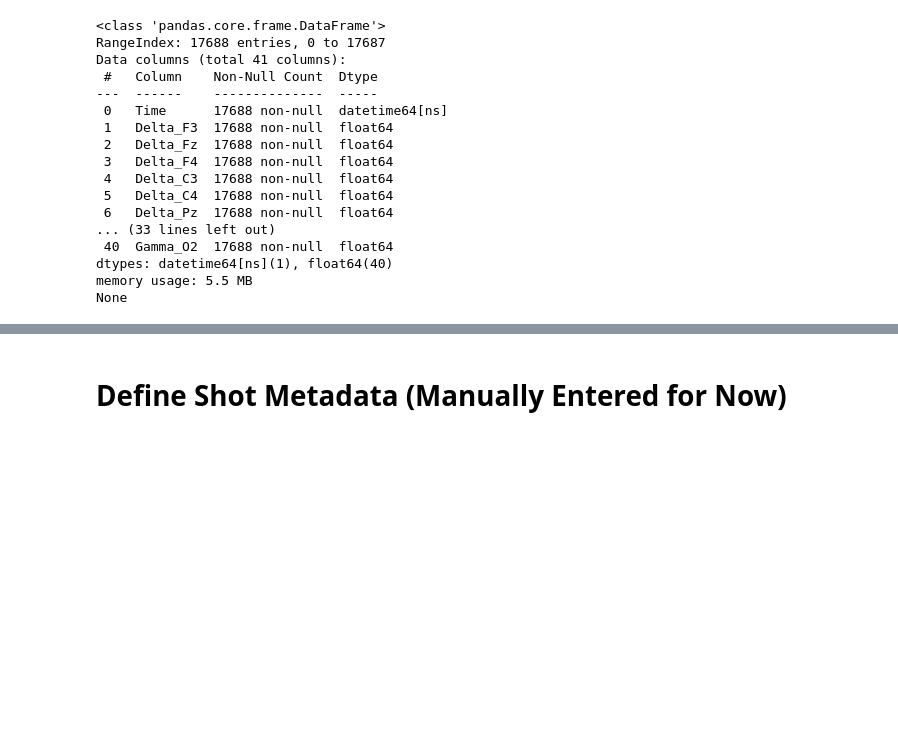
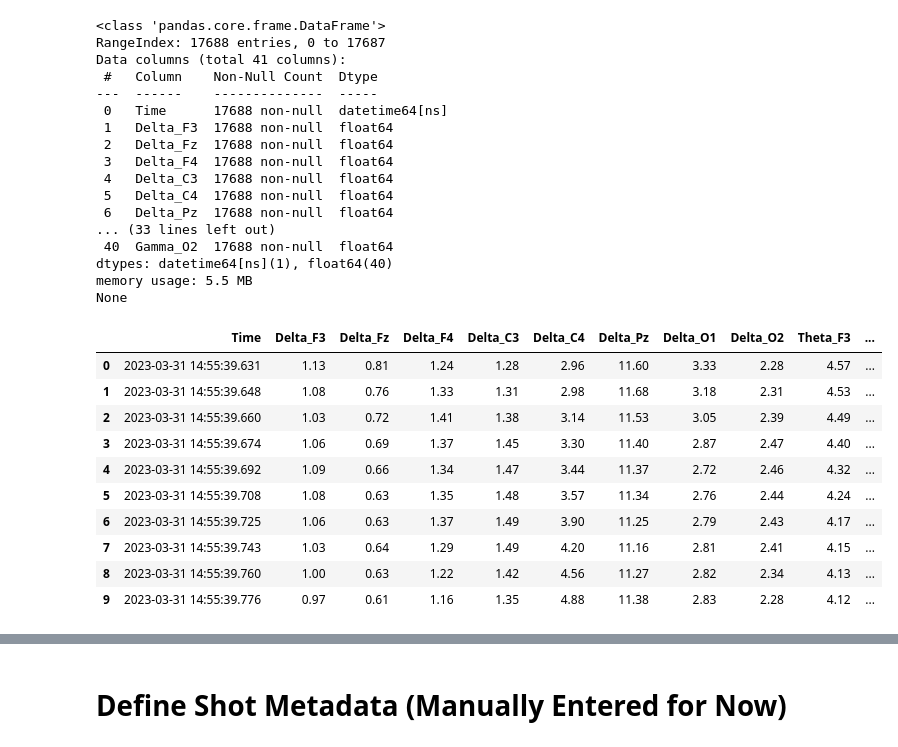
Before and after one commit to albertmwangwa/EEG-Analysis, a Jupyter notebook: EEG Analysis.ipynb, the cells around one changed output, grey strips where cells are left out. Cells and saved outputs as stored; diff of their text form; code cells hidden in the pictures; blank space fills up the shorter version.

```diff
--- a/EEG Analysis.ipynb
+++ b/EEG Analysis.ipynb
@@ -296,5 +287,16 @@ dtypes: datetime64[ns](1), float64(40)
 memory usage: 5.5 MB
 None
 # %%
-print(clean_serie3.head(10))
+clean_serie3.head(10)
 # %% [output]
+|  | Time | Delta_F3 | Delta_Fz | Delta_F4 | Delta_C3 | Delta_C4 | Delta_Pz | Delta_O1 | Delta_O2 | Theta_F3 | ... |
+| 0 | 2023-03-31 14:55:39.631 | 1.13 | 0.81 | 1.24 | 1.28 | 2.96 | 11.60 | 3.33 | 2.28 | 4.57 | ... |
+| 1 | 2023-03-31 14:55:39.648 | 1.08 | 0.76 | 1.33 | 1.31 | 2.98 | 11.68 | 3.18 | 2.31 | 4.53 | ... |
+| 2 | 2023-03-31 14:55:39.660 | 1.03 | 0.72 | 1.41 | 1.38 | 3.14 | 11.53 | 3.05 | 2.39 | 4.49 | ... |
+| 3 | 2023-03-31 14:55:39.674 | 1.06 | 0.69 | 1.37 | 1.45 | 3.30 | 11.40 | 2.87 | 2.47 | 4.40 | ... |
+| 4 | 2023-03-31 14:55:39.692 | 1.09 | 0.66 | 1.34 | 1.47 | 3.44 | 11.37 | 2.72 | 2.46 | 4.32 | ... |
+| 5 | 2023-03-31 14:55:39.708 | 1.08 | 0.63 | 1.35 | 1.48 | 3.57 | 11.34 | 2.76 | 2.44 | 4.24 | ... |
+| 6 | 2023-03-31 14:55:39.725 | 1.06 | 0.63 | 1.37 | 1.49 | 3.90 | 11.25 | 2.79 | 2.43 | 4.17 | ... |
+| 7 | 2023-03-31 14:55:39.743 | 1.03 | 0.64 | 1.29 | 1.49 | 4.20 | 11.16 | 2.81 | 2.41 | 4.15 | ... |
+| 8 | 2023-03-31 14:55:39.760 | 1.00 | 0.63 | 1.22 | 1.42 | 4.56 | 11.27 | 2.82 | 2.34 | 4.13 | ... |
+| 9 | 2023-03-31 14:55:39.776 | 0.97 | 0.61 | 1.16 | 1.35 | 4.88 | 11.38 | 2.83 | 2.28 | 4.12 | ... |
```
Also changed, not shown: parts of 33 cells of this notebook.
